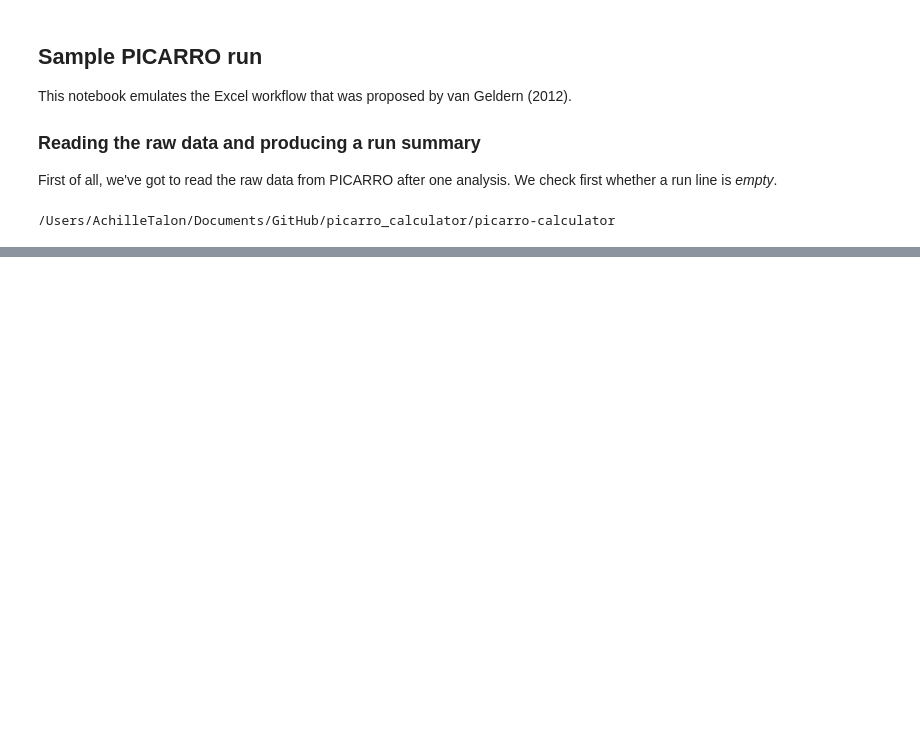
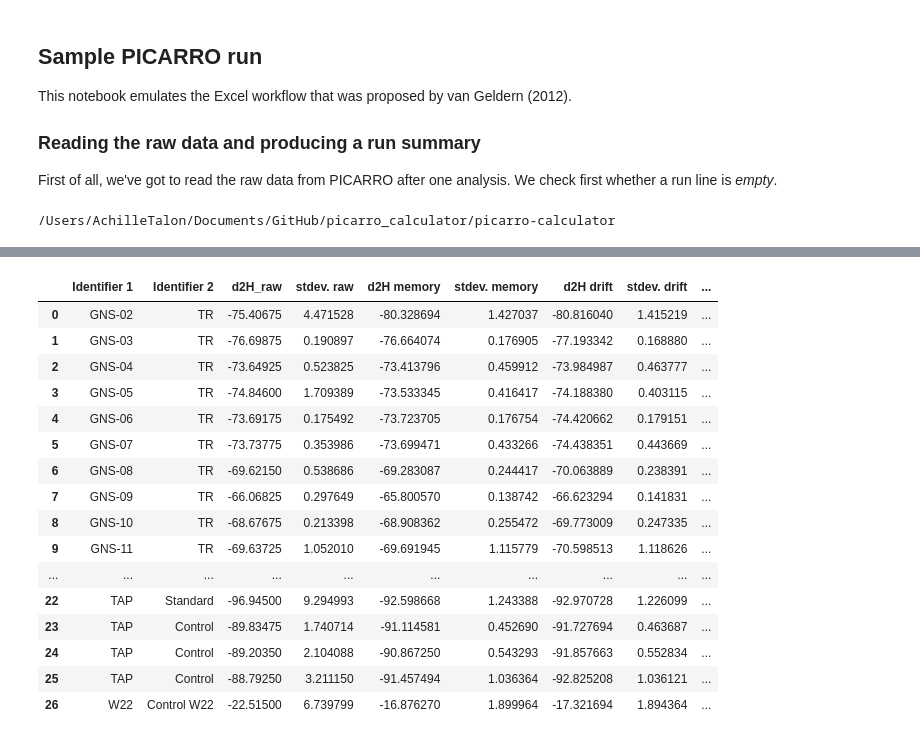
Before and after one commit to tr1813/picarro-calculator, a Jupyter notebook: ipynb/Sample_Run.ipynb, the cells around one changed output, grey strips where cells are left out. Saved outputs shown, nothing was run; the diff lists cells and outputs as text; code cells hidden in the pictures; blank space fills up the shorter version.

```diff
--- a/ipynb/Sample_Run.ipynb
+++ b/ipynb/Sample_Run.ipynb
@@ -93,0 +66,20 @@ run2
+# %%
+D
+# %% [output]
+|  | Identifier 1 | Identifier 2 | d2H_raw | stdev. raw | d2H memory | stdev. memory | d2H drift | stdev. drift | ... |
+| 0 | GNS-02 | TR | -75.40675 | 4.471528 | -80.328694 | 1.427037 | -80.816040 | 1.415219 | ... |
+| 1 | GNS-03 | TR | -76.69875 | 0.190897 | -76.664074 | 0.176905 | -77.193342 | 0.168880 | ... |
+| 2 | GNS-04 | TR | -73.64925 | 0.523825 | -73.413796 | 0.459912 | -73.984987 | 0.463777 | ... |
+| 3 | GNS-05 | TR | -74.84600 | 1.709389 | -73.533345 | 0.416417 | -74.188380 | 0.403115 | ... |
+| 4 | GNS-06 | TR | -73.69175 | 0.175492 | -73.723705 | 0.176754 | -74.420662 | 0.179151 | ... |
+| 5 | GNS-07 | TR | -73.73775 | 0.353986 | -73.699471 | 0.433266 | -74.438351 | 0.443669 | ... |
+| 6 | GNS-08 | TR | -69.62150 | 0.538686 | -69.283087 | 0.244417 | -70.063889 | 0.238391 | ... |
+| 7 | GNS-09 | TR | -66.06825 | 0.297649 | -65.800570 | 0.138742 | -66.623294 | 0.141831 | ... |
+| 8 | GNS-10 | TR | -68.67675 | 0.213398 | -68.908362 | 0.255472 | -69.773009 | 0.247335 | ... |
+| 9 | GNS-11 | TR | -69.63725 | 1.052010 | -69.691945 | 1.115779 | -70.598513 | 1.118626 | ... |
+| ... | ... | ... | ... | ... | ... | ... | ... | ... | ... |
+| 22 | TAP | Standard | -96.94500 | 9.294993 | -92.598668 | 1.243388 | -92.970728 | 1.226099 | ... |
+| 23 | TAP | Control | -89.83475 | 1.740714 | -91.114581 | 0.452690 | -91.727694 | 0.463687 | ... |
+| 24 | TAP | Control | -89.20350 | 2.104088 | -90.867250 | 0.543293 | -91.857663 | 0.552834 | ... |
+| 25 | TAP | Control | -88.79250 | 3.211150 | -91.457494 | 1.036364 | -92.825208 | 1.036121 | ... |
+| 26 | W22 | Control W22 | -22.51500 | 6.739799 | -16.876270 | 1.899964 | -17.321694 | 1.894364 | ... |
```
Also changed, not shown: parts of 9 cells of this notebook, 1 other file.
